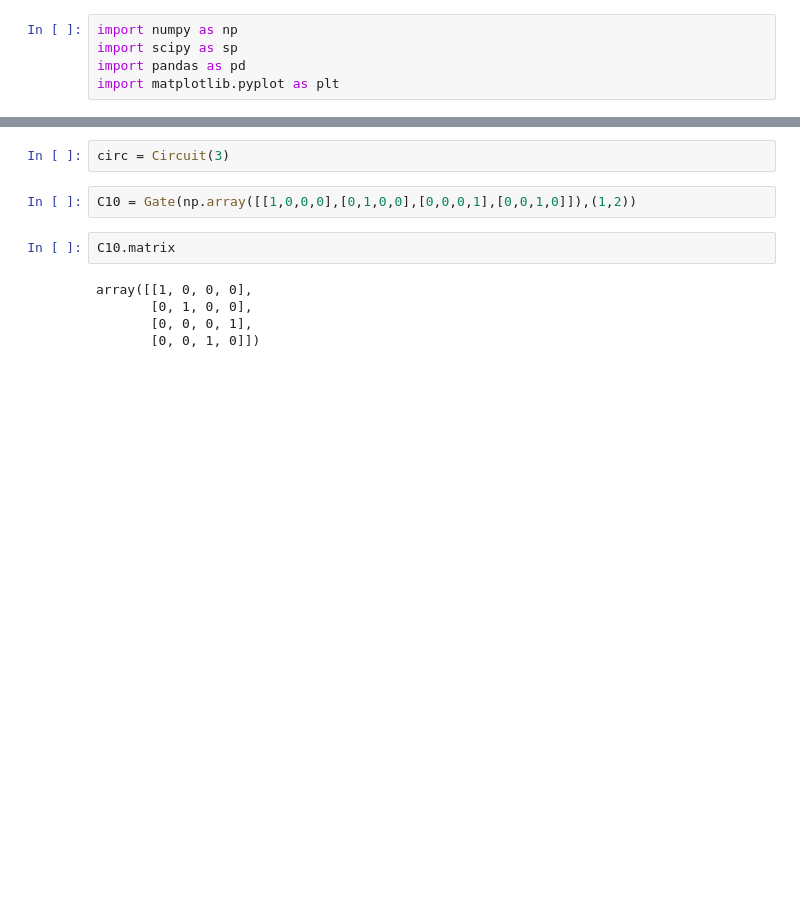
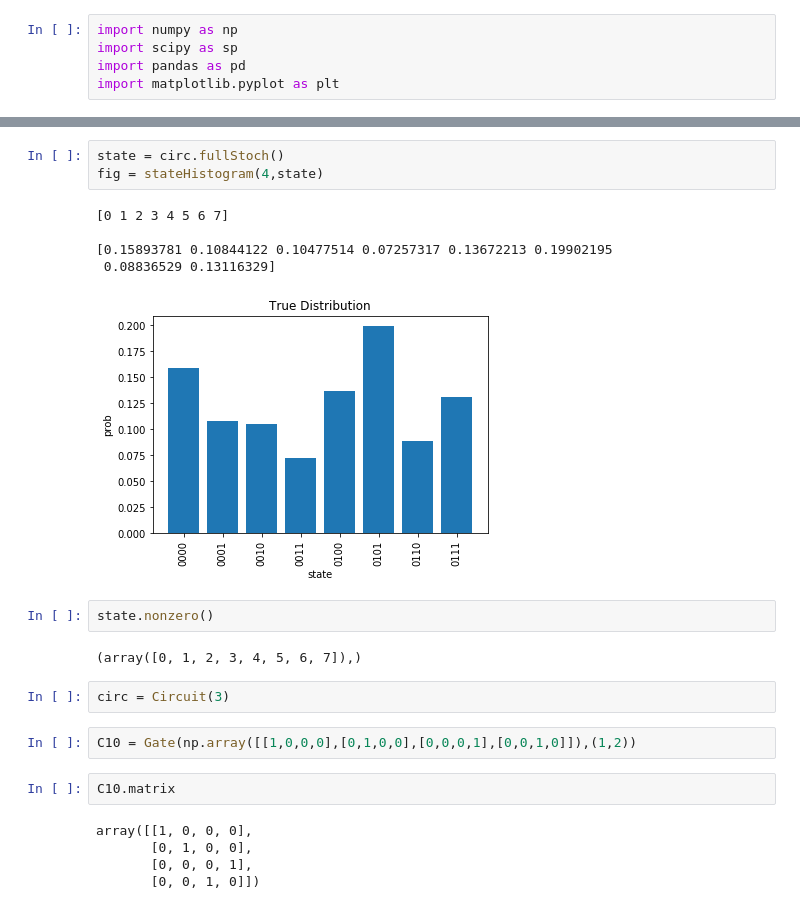
Before and after one commit to zmorrell/ReversibleCircuit, a Jupyter notebook: ReversibleCircuit.ipynb, the cells around one changed output, grey strips where cells are left out. Cells and saved outputs as stored; diff of their text form; blank space fills up the shorter version.

```diff
--- a/ReversibleCircuit.ipynb
+++ b/ReversibleCircuit.ipynb
@@ -216,3 +333,16 @@ NameError: name 'swaptemp' is not defined
+# %%
+state = circ.fullStoch()
+fig = stateHistogram(4,state)
+# %% [output]
+[0 1 2 3 4 5 6 7]
+
+[0.15893781 0.10844122 0.10477514 0.07257317 0.13672213 0.19902195
+ 0.08836529 0.13116329]
+[figure, added]
+# %%
+state.nonzero()
+# %% [output]
+(array([0, 1, 2, 3, 4, 5, 6, 7]),)
 # %%
 circ = Circuit(3)
 # %%
```
Also changed, not shown: parts of 4 cells of this notebook.
